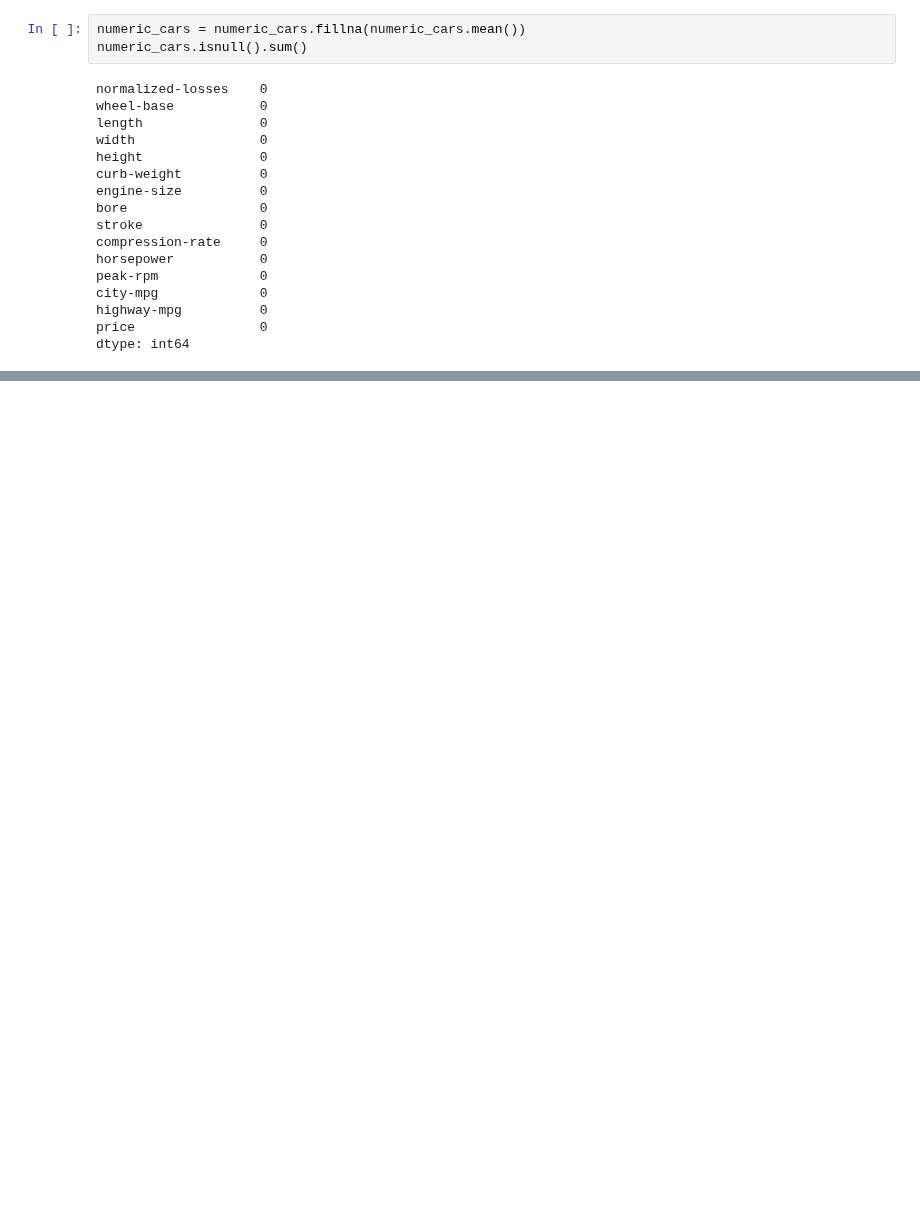
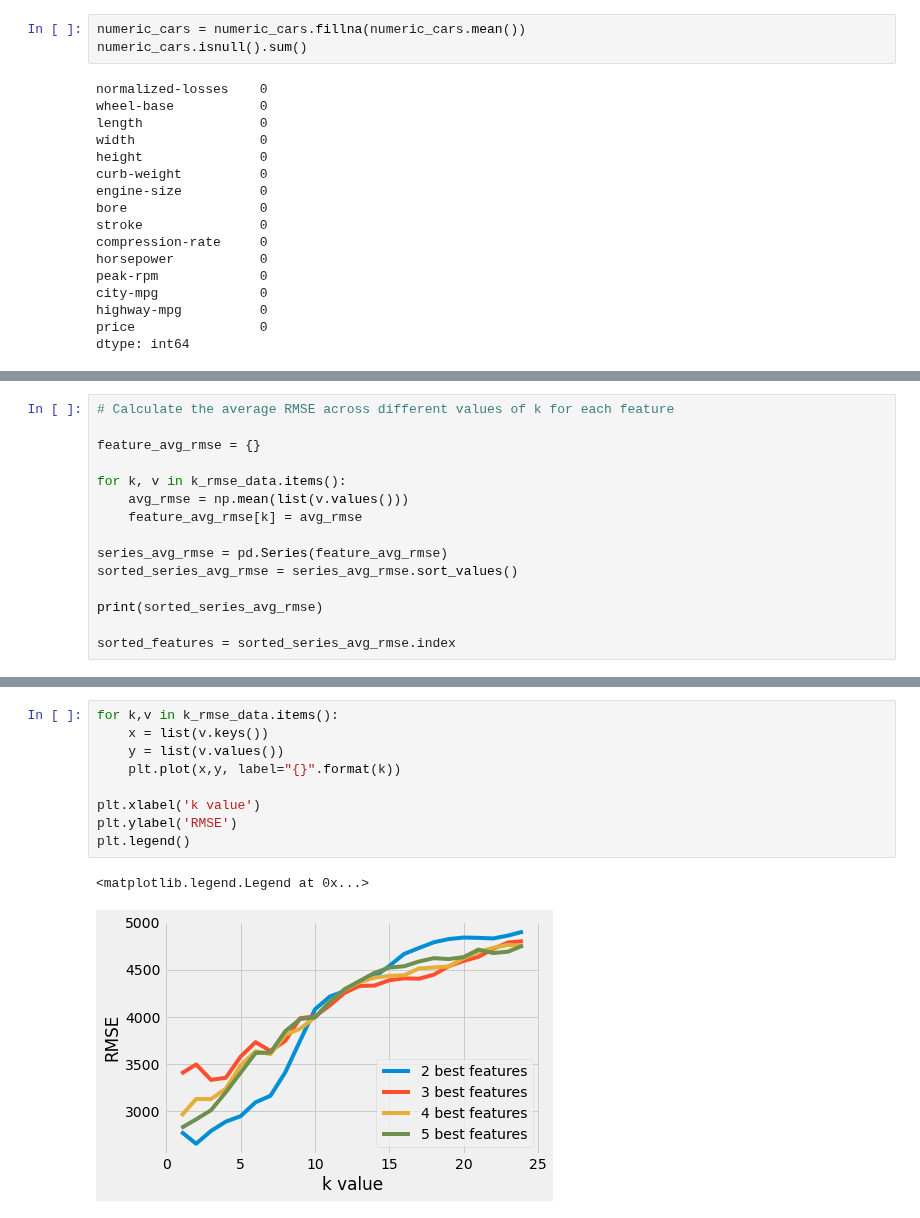
Before and after one commit to branBeckett/data-science-projects, a Jupyter notebook: predicting-car-prices/predicting-car-prices.ipynb, the cells around one changed output, grey strips where cells are left out. Saved outputs shown, nothing was run; the diff lists cells and outputs as text; blank space fills up the shorter version.

```diff
--- a/predicting-car-prices/predicting-car-prices.ipynb
+++ b/predicting-car-prices/predicting-car-prices.ipynb
@@ -123,0 +275,15 @@ numeric_cars['price'] = price_save
+# %%
+# Calculate the average RMSE across different values of k for each feature
+
+feature_avg_rmse = {}
+
+for k, v in k_rmse_data.items():
+    avg_rmse = np.mean(list(v.values()))
+    feature_avg_rmse[k] = avg_rmse
+
+series_avg_rmse = pd.Series(feature_avg_rmse)
+sorted_series_avg_rmse = series_avg_rmse.sort_values()
+
+print(sorted_series_avg_rmse)
+
+sorted_features = sorted_series_avg_rmse.index
@@ -123,0 +426,12 @@ numeric_cars['price'] = price_save
+# %%
+for k,v in k_rmse_data.items():
+    x = list(v.keys())
+    y = list(v.values())
+    plt.plot(x,y, label="{}".format(k))
+
+plt.xlabel('k value')
+plt.ylabel('RMSE')
+plt.legend()
+# %% [output]
+<matplotlib.legend.Legend at 0x...>
+[figure, added]
```
Also changed, not shown: parts of 22 cells of this notebook.
